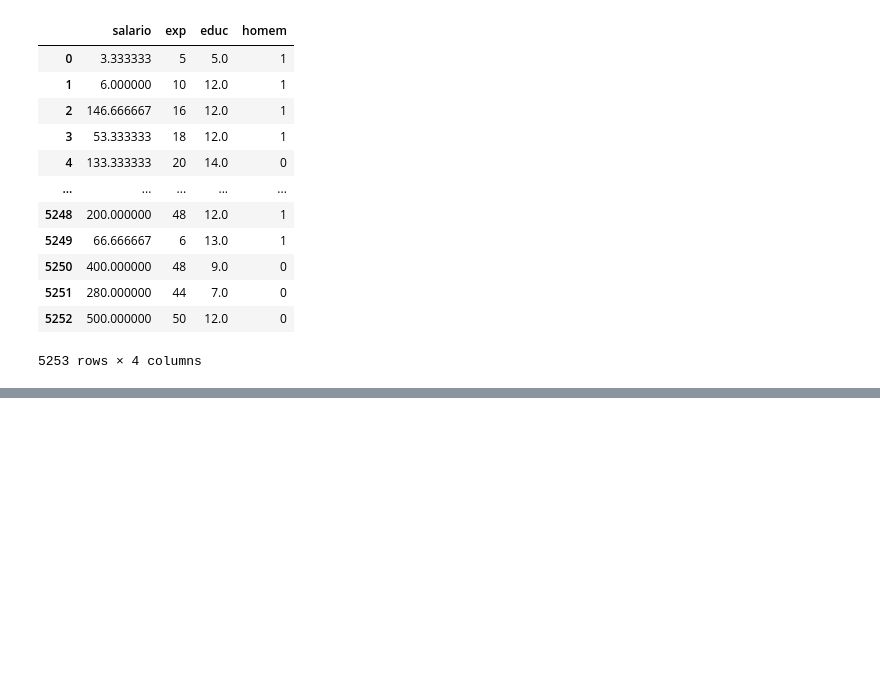
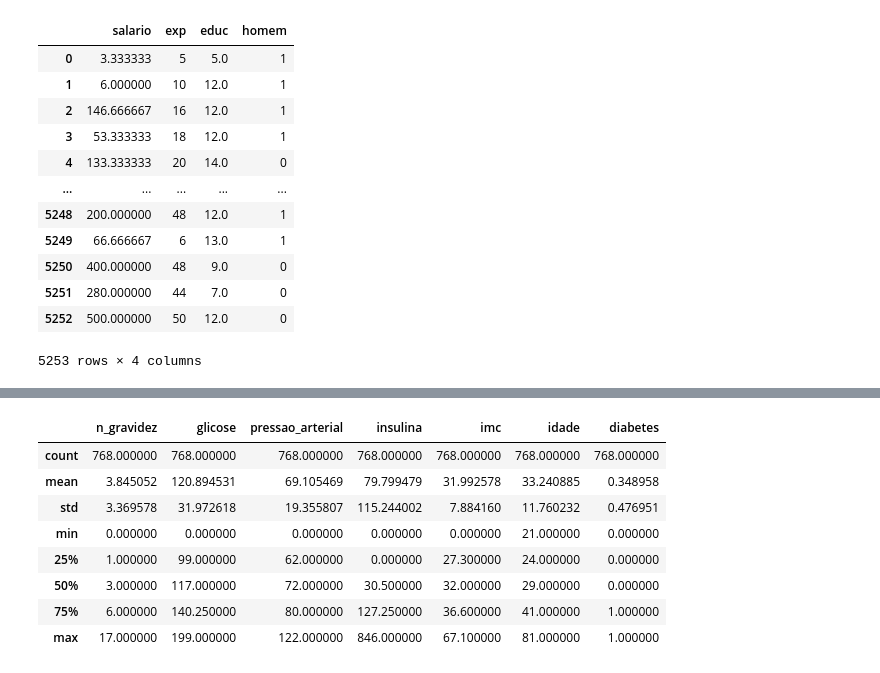
Before and after one commit to lucasrabay/Econometrics1-Final_Project, a Jupyter notebook: assignment.ipynb, the cells around one changed output, grey strips where cells are left out. Drawn from its saved outputs; the diff is of its cells as text; code cells hidden in the pictures; blank space fills up the shorter version.

```diff
--- a/assignment.ipynb
+++ b/assignment.ipynb
@@ -32,0 +112,13 @@ salarios_df
+# %%
+"""Descrição Estatística dos Dados"""
+df_diabetes.select_dtypes(include=['float64', 'int64']).describe()
+# %% [output]
+|  | n_gravidez | glicose | pressao_arterial | insulina | imc | idade | diabetes |
+| count | 768.000000 | 768.000000 | 768.000000 | 768.000000 | 768.000000 | 768.000000 | 768.000000 |
+| mean | 3.845052 | 120.894531 | 69.105469 | 79.799479 | 31.992578 | 33.240885 | 0.348958 |
+| std | 3.369578 | 31.972618 | 19.355807 | 115.244002 | 7.884160 | 11.760232 | 0.476951 |
+| min | 0.000000 | 0.000000 | 0.000000 | 0.000000 | 0.000000 | 21.000000 | 0.000000 |
+| 25% | 1.000000 | 99.000000 | 62.000000 | 0.000000 | 27.300000 | 24.000000 | 0.000000 |
+| 50% | 3.000000 | 117.000000 | 72.000000 | 30.500000 | 32.000000 | 29.000000 | 0.000000 |
+| 75% | 6.000000 | 140.250000 | 80.000000 | 127.250000 | 36.600000 | 41.000000 | 1.000000 |
+| max | 17.000000 | 199.000000 | 122.000000 | 846.000000 | 67.100000 | 81.000000 | 1.000000 |
```
Also changed, not shown: parts of 10 cells of this notebook.
